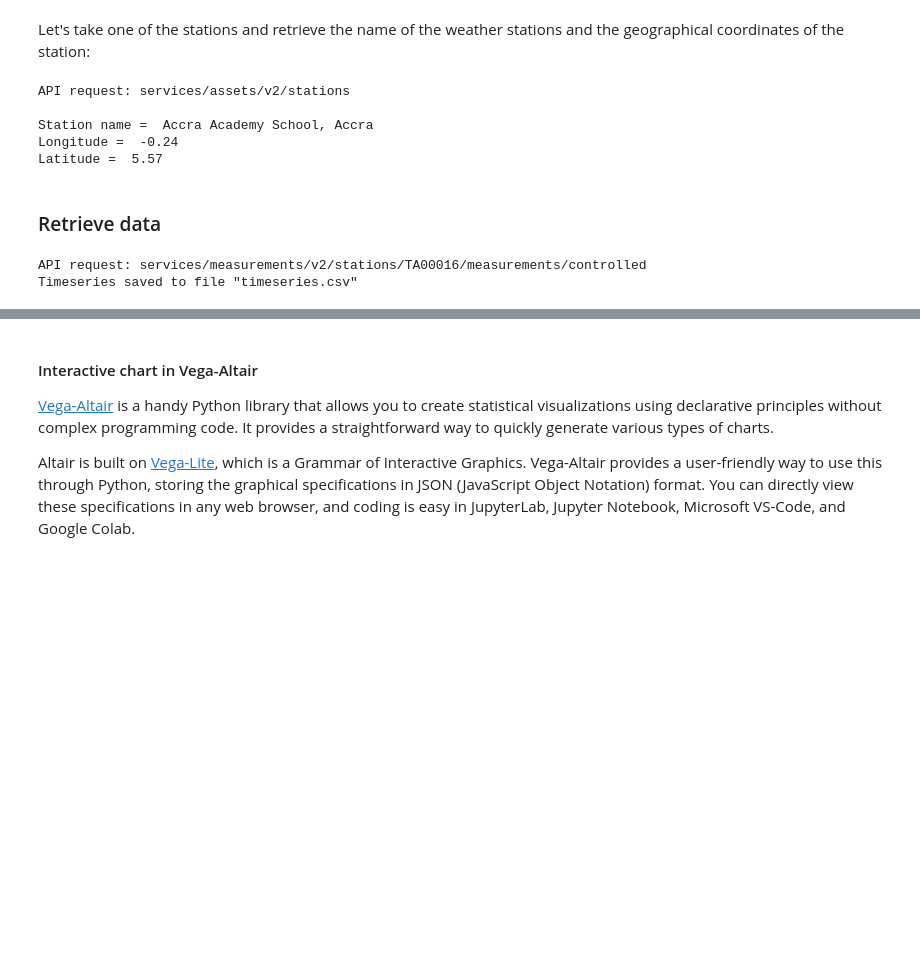
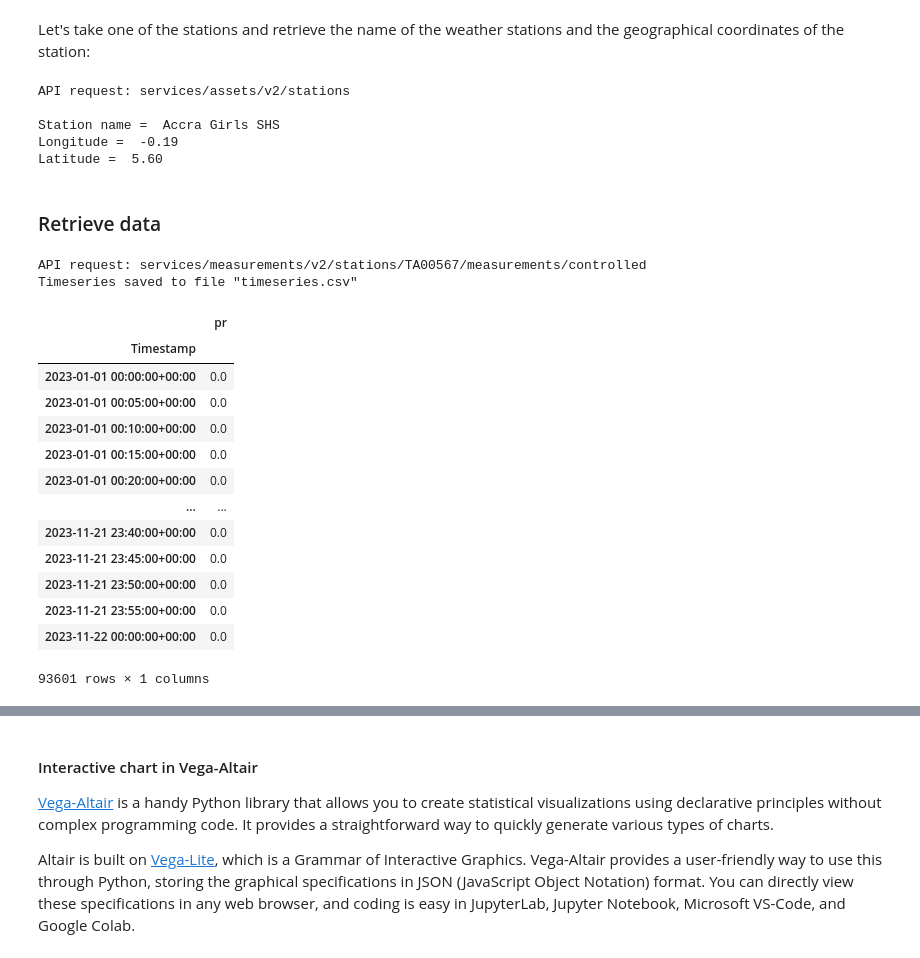
Before and after one commit to tstolp/building-meteorological-dashboards-training, a Jupyter notebook: HKV_x_TAHMO_training.ipynb, the cells around one changed output, grey strips where cells are left out. Saved outputs shown, nothing was run; the diff lists cells and outputs as text; code cells hidden in the pictures; blank space fills up the shorter version.

```diff
--- a/HKV_x_TAHMO_training.ipynb
+++ b/HKV_x_TAHMO_training.ipynb
@@ -131,7 +137,7 @@ Matric potential [kPa] with shortcode "mp"
 Let's take one of the stations and retrieve the name of the weather stations and the geographical coordinates of the station:
 # %%
 # choose a station
-station = 'TA00016'
+station = 'TA00567'
 
 # get the data
 station_data = api.getStations()[station]
@@ -143,16 +149,16 @@ print( f"Latitude =  {station_data['location']['latitude']:.02f}")
 # %% [output]
 API request: services/assets/v2/stations
 
-Station name =  Accra Academy School, Accra
-Longitude =  -0.24
-Latitude =  5.57
+Station name =  Accra Girls SHS
+Longitude =  -0.19
+Latitude =  5.60
 # %% [markdown]
 ### Retrieve data
 # %%
 # Example 3: Retrieve a pandas dataframe containing the time serie of surface air observations and save to CSV file.
 
-startDate = '01/01/2023'
-endDate = '11/11/2023'
+startDate = '2023-01-01'
+endDate = '2023-11-22'
 variables = ['pr']
 
 df = api.getMeasurements(station, startDate=startDate, endDate=endDate, variables=variables)
@@ -160,8 +166,25 @@ df.index.name = 'Timestamp'
 df.to_csv('data/timeseries.csv', na_rep='', date_format='%Y-%m-%d %H:%M')
 print('Timeseries saved to file "timeseries.csv"')
 # %% [output]
-API request: services/measurements/v2/stations/TA00016/measurements/controlled
+API request: services/measurements/v2/stations/TA00567/measurements/controlled
 Timeseries saved to file "timeseries.csv"
+# %%
+df
+# %% [output]
+|  | pr |
+| Timestamp |  |
+| 2023-01-01 00:00:00+00:00 | 0.0 |
+| 2023-01-01 00:05:00+00:00 | 0.0 |
+| 2023-01-01 00:10:00+00:00 | 0.0 |
+| 2023-01-01 00:15:00+00:00 | 0.0 |
+| 2023-01-01 00:20:00+00:00 | 0.0 |
+| ... | ... |
+| 2023-11-21 23:40:00+00:00 | 0.0 |
+| 2023-11-21 23:45:00+00:00 | 0.0 |
+| 2023-11-21 23:50:00+00:00 | 0.0 |
+| 2023-11-21 23:55:00+00:00 | 0.0 |
+| 2023-11-22 00:00:00+00:00 | 0.0 |
+93601 rows × 1 columns
 # %%
 import pandas as pd
 
```
Also changed, not shown: parts of 12 cells of this notebook, 7 other files.
